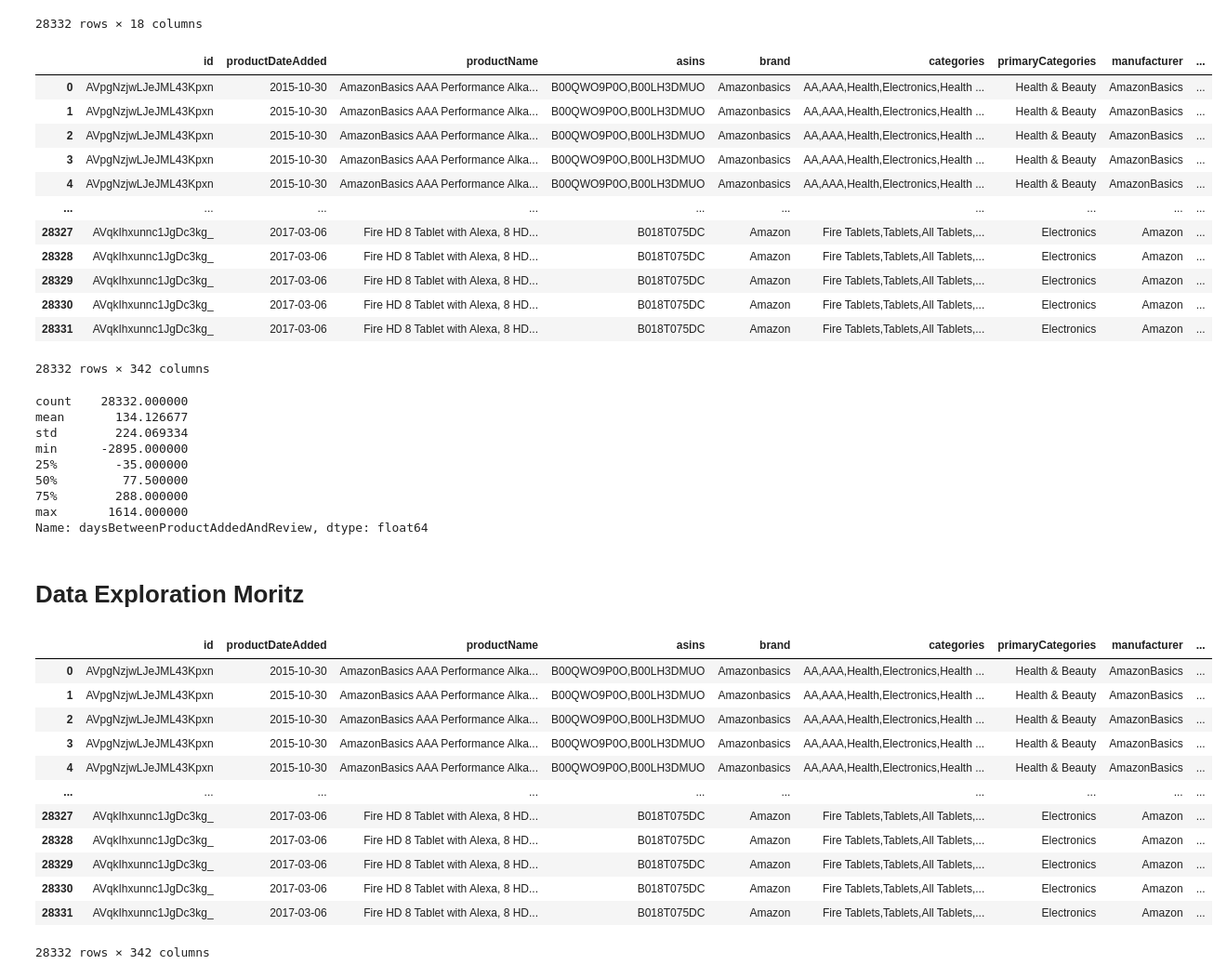
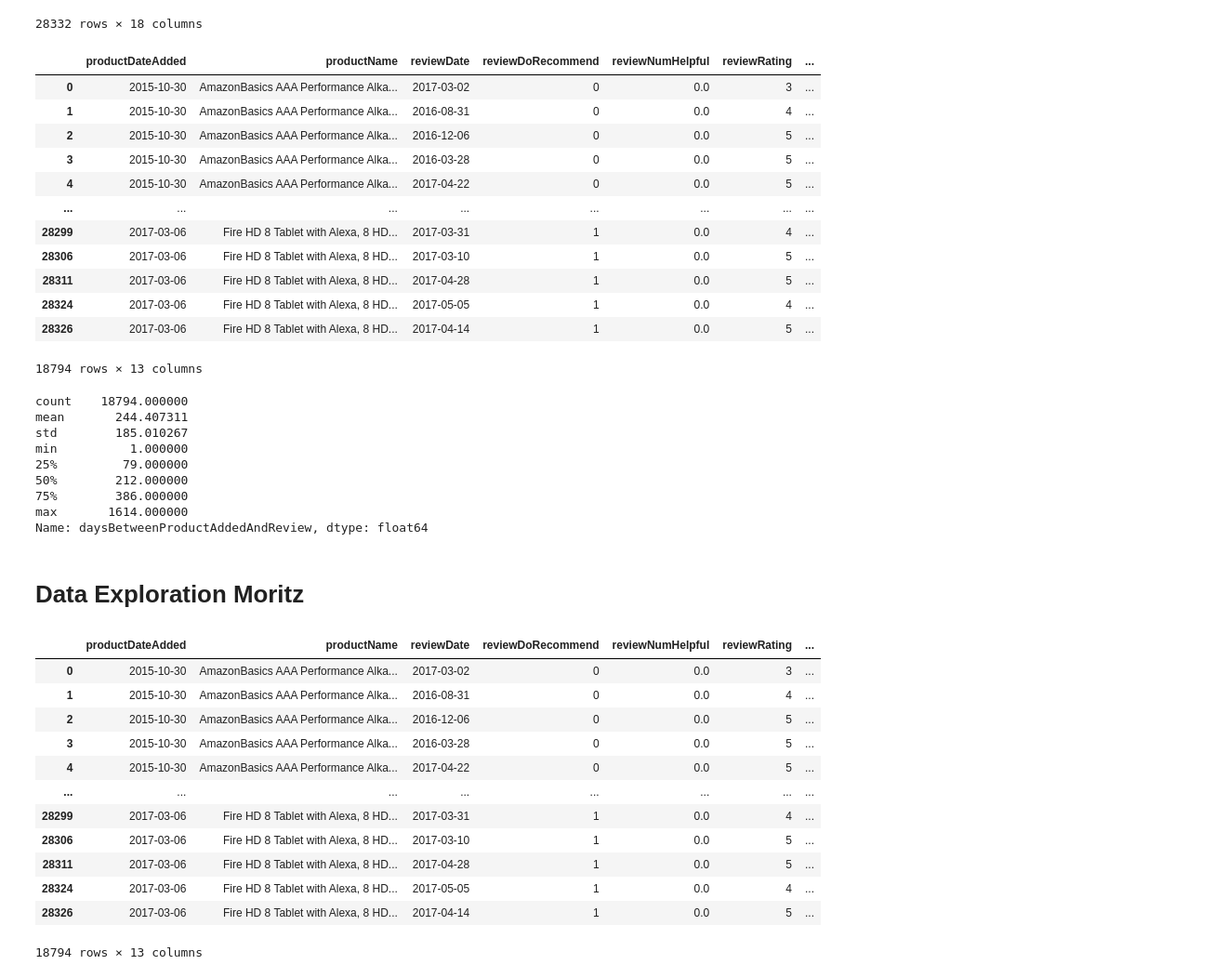
Before and after one commit to MoritzRenkin/tu-bi-DataAnalytics, a Jupyter notebook: lab.ipynb, the cells around one changed output. Shown: that part at 93% size. Cells and saved outputs as stored; diff of their text form; code cells hidden in the pictures.

Commit message:
removed problematic reviews

```diff
--- a/lab.ipynb
+++ b/lab.ipynb
@@ -219,46 +220,48 @@ df
 # %%
 # Data Transformation
 # add review count to each author and scale it
 review_counts = df['reviewUsername'].value_counts()
 df['reviewUsernameReviewCount'] = df['reviewUsername'].map(review_counts)
 review_counts = df['reviewUsernameReviewCount']
 review_counts = np.log(review_counts + 1)
 review_counts_scaled = min_max_scaler.fit_transform(review_counts.values.reshape(-1, 1))
 df['reviewUsernameReviewCount'] = review_counts_scaled
 # calculate days between productAdded and reviewDate
 df['daysBetweenProductAddedAndReview'] = (df['reviewDate'] - df['productDateAdded']).dt.days
 # encode category columns to binary columns
-encoded_cols = df['primaryCategories'].str.get_dummies(sep=',')
-df = pd.concat([df, encoded_cols], axis=1)
-encoded_cols = df['categories'].str.get_dummies(sep=',')
-df = pd.concat([df, encoded_cols], axis=1)
+#encoded_cols = df['primaryCategories'].str.get_dummies(sep=',')
+#df = pd.concat([df, encoded_cols], axis=1)
+#encoded_cols = df['categories'].str.get_dummies(sep=',')
+#df = pd.concat([df, encoded_cols], axis=1)
 df.columns = df.columns.str.replace(' ', '_')
+df.drop(["id", "asins", "brand", "categories", "primaryCategories", "manufacturer", "manufacturerNumber"], axis="columns", inplace=True)
+df = df.loc[df["daysBetweenProductAddedAndReview"]>0]
 df
 # %% [output]
-|  | id | productDateAdded | productName | asins | brand | categories | primaryCategories | manufacturer | ... |
-| 0 | AVpgNzjwLJeJML43Kpxn | 2015-10-30 | AmazonBasics AAA Performance Alka... | B00QWO9P0O,B00LH3DMUO | Amazonbasics | AA,AAA,Health,Electronics,Health ... | Health & Beauty | AmazonBasics | ... |
-| 1 | AVpgNzjwLJeJML43Kpxn | 2015-10-30 | AmazonBasics AAA Performance Alka... | B00QWO9P0O,B00LH3DMUO | Amazonbasics | AA,AAA,Health,Electronics,Health ... | Health & Beauty | AmazonBasics | ... |
-| 2 | AVpgNzjwLJeJML43Kpxn | 2015-10-30 | AmazonBasics AAA Performance Alka... | B00QWO9P0O,B00LH3DMUO | Amazonbasics | AA,AAA,Health,Electronics,Health ... | Health & Beauty | AmazonBasics | ... |
-| 3 | AVpgNzjwLJeJML43Kpxn | 2015-10-30 | AmazonBasics AAA Performance Alka... | B00QWO9P0O,B00LH3DMUO | Amazonbasics | AA,AAA,Health,Electronics,Health ... | Health & Beauty | AmazonBasics | ... |
-| 4 | AVpgNzjwLJeJML43Kpxn | 2015-10-30 | AmazonBasics AAA Performance Alka... | B00QWO9P0O,B00LH3DMUO | Amazonbasics | AA,AAA,Health,Electronics,Health ... | Health & Beauty | AmazonBasics | ... |
-| ... | ... | ... | ... | ... | ... | ... | ... | ... | ... |
-| 28327 | AVqkIhxunnc1JgDc3kg_ | 2017-03-06 | Fire HD 8 Tablet with Alexa, 8 HD... | B018T075DC | Amazon | Fire Tablets,Tablets,All Tablets,... | Electronics | Amazon | ... |
-| 28328 | AVqkIhxunnc1JgDc3kg_ | 2017-03-06 | Fire HD 8 Tablet with Alexa, 8 HD... | B018T075DC | Amazon | Fire Tablets,Tablets,All Tablets,... | Electronics | Amazon | ... |
-| 28329 | AVqkIhxunnc1JgDc3kg_ | 2017-03-06 | Fire HD 8 Tablet with Alexa, 8 HD... | B018T075DC | Amazon | Fire Tablets,Tablets,All Tablets,... | Electronics | Amazon | ... |
-| 28330 | AVqkIhxunnc1JgDc3kg_ | 2017-03-06 | Fire HD 8 Tablet with Alexa, 8 HD... | B018T075DC | Amazon | Fire Tablets,Tablets,All Tablets,... | Electronics | Amazon | ... |
-| 28331 | AVqkIhxunnc1JgDc3kg_ | 2017-03-06 | Fire HD 8 Tablet with Alexa, 8 HD... | B018T075DC | Amazon | Fire Tablets,Tablets,All Tablets,... | Electronics | Amazon | ... |
+|  | productDateAdded | productName | reviewDate | reviewDoRecommend | reviewNumHelpful | reviewRating | ... |
+| 0 | 2015-10-30 | AmazonBasics AAA Performance Alka... | 2017-03-02 | 0 | 0.0 | 3 | ... |
+| 1 | 2015-10-30 | AmazonBasics AAA Performance Alka... | 2016-08-31 | 0 | 0.0 | 4 | ... |
+| 2 | 2015-10-30 | AmazonBasics AAA Performance Alka... | 2016-12-06 | 0 | 0.0 | 5 | ... |
+| 3 | 2015-10-30 | AmazonBasics AAA Performance Alka... | 2016-03-28 | 0 | 0.0 | 5 | ... |
+| 4 | 2015-10-30 | AmazonBasics AAA Performance Alka... | 2017-04-22 | 0 | 0.0 | 5 | ... |
+| ... | ... | ... | ... | ... | ... | ... | ... |
+| 28299 | 2017-03-06 | Fire HD 8 Tablet with Alexa, 8 HD... | 2017-03-31 | 1 | 0.0 | 4 | ... |
+| 28306 | 2017-03-06 | Fire HD 8 Tablet with Alexa, 8 HD... | 2017-03-10 | 1 | 0.0 | 5 | ... |
+| 28311 | 2017-03-06 | Fire HD 8 Tablet with Alexa, 8 HD... | 2017-04-28 | 1 | 0.0 | 5 | ... |
+| 28324 | 2017-03-06 | Fire HD 8 Tablet with Alexa, 8 HD... | 2017-05-05 | 1 | 0.0 | 4 | ... |
+| 28326 | 2017-03-06 | Fire HD 8 Tablet with Alexa, 8 HD... | 2017-04-14 | 1 | 0.0 | 5 | ... |
-28332 rows × 342 columns
+18794 rows × 13 columns
 # %%
 # incorrect dateAdded
 df['daysBetweenProductAddedAndReview'].describe()
 # %% [output]
-count    28332.000000
-mean       134.126677
-std        224.069334
-min      -2895.000000
-25%        -35.000000
-50%         77.500000
-75%        288.000000
+count    18794.000000
+mean       244.407311
+std        185.010267
+min          1.000000
+25%         79.000000
+50%        212.000000
+75%        386.000000
 max       1614.000000
 Name: daysBetweenProductAddedAndReview, dtype: float64
 # %% [markdown]
@@ -266,16 +269,16 @@ Name: daysBetweenProductAddedAndReview, dtype: float64
 # %%
 df
 # %% [output]
-|  | id | productDateAdded | productName | asins | brand | categories | primaryCategories | manufacturer | ... |
-| 0 | AVpgNzjwLJeJML43Kpxn | 2015-10-30 | AmazonBasics AAA Performance Alka... | B00QWO9P0O,B00LH3DMUO | Amazonbasics | AA,AAA,Health,Electronics,Health ... | Health & Beauty | AmazonBasics | ... |
-| 1 | AVpgNzjwLJeJML43Kpxn | 2015-10-30 | AmazonBasics AAA Performance Alka... | B00QWO9P0O,B00LH3DMUO | Amazonbasics | AA,AAA,Health,Electronics,Health ... | Health & Beauty | AmazonBasics | ... |
-| 2 | AVpgNzjwLJeJML43Kpxn | 2015-10-30 | AmazonBasics AAA Performance Alka... | B00QWO9P0O,B00LH3DMUO | Amazonbasics | AA,AAA,Health,Electronics,Health ... | Health & Beauty | AmazonBasics | ... |
-| 3 | AVpgNzjwLJeJML43Kpxn | 2015-10-30 | AmazonBasics AAA Performance Alka... | B00QWO9P0O,B00LH3DMUO | Amazonbasics | AA,AAA,Health,Electronics,Health ... | Health & Beauty | AmazonBasics | ... |
-| 4 | AVpgNzjwLJeJML43Kpxn | 2015-10-30 | AmazonBasics AAA Performance Alka... | B00QWO9P0O,B00LH3DMUO | Amazonbasics | AA,AAA,Health,Electronics,Health ... | Health & Beauty | AmazonBasics | ... |
-| ... | ... | ... | ... | ... | ... | ... | ... | ... | ... |
-| 28327 | AVqkIhxunnc1JgDc3kg_ | 2017-03-06 | Fire HD 8 Tablet with Alexa, 8 HD... | B018T075DC | Amazon | Fire Tablets,Tablets,All Tablets,... | Electronics | Amazon | ... |
-| 28328 | AVqkIhxunnc1JgDc3kg_ | 2017-03-06 | Fire HD 8 Tablet with Alexa, 8 HD... | B018T075DC | Amazon | Fire Tablets,Tablets,All Tablets,... | Electronics | Amazon | ... |
-| 28329 | AVqkIhxunnc1JgDc3kg_ | 2017-03-06 | Fire HD 8 Tablet with Alexa, 8 HD... | B018T075DC | Amazon | Fire Tablets,Tablets,All Tablets,... | Electronics | Amazon | ... |
-| 28330 | AVqkIhxunnc1JgDc3kg_ | 2017-03-06 | Fire HD 8 Tablet with Alexa, 8 HD... | B018T075DC | Amazon | Fire Tablets,Tablets,All Tablets,... | Electronics | Amazon | ... |
-| 28331 | AVqkIhxunnc1JgDc3kg_ | 2017-03-06 | Fire HD 8 Tablet with Alexa, 8 HD... | B018T075DC | Amazon | Fire Tablets,Tablets,All Tablets,... | Electronics | Amazon | ... |
+|  | productDateAdded | productName | reviewDate | reviewDoRecommend | reviewNumHelpful | reviewRating | ... |
+| 0 | 2015-10-30 | AmazonBasics AAA Performance Alka... | 2017-03-02 | 0 | 0.0 | 3 | ... |
+| 1 | 2015-10-30 | AmazonBasics AAA Performance Alka... | 2016-08-31 | 0 | 0.0 | 4 | ... |
+| 2 | 2015-10-30 | AmazonBasics AAA Performance Alka... | 2016-12-06 | 0 | 0.0 | 5 | ... |
+| 3 | 2015-10-30 | AmazonBasics AAA Performance Alka... | 2016-03-28 | 0 | 0.0 | 5 | ... |
+| 4 | 2015-10-30 | AmazonBasics AAA Performance Alka... | 2017-04-22 | 0 | 0.0 | 5 | ... |
+| ... | ... | ... | ... | ... | ... | ... | ... |
+| 28299 | 2017-03-06 | Fire HD 8 Tablet with Alexa, 8 HD... | 2017-03-31 | 1 | 0.0 | 4 | ... |
+| 28306 | 2017-03-06 | Fire HD 8 Tablet with Alexa, 8 HD... | 2017-03-10 | 1 | 0.0 | 5 | ... |
+| 28311 | 2017-03-06 | Fire HD 8 Tablet with Alexa, 8 HD... | 2017-04-28 | 1 | 0.0 | 5 | ... |
+| 28324 | 2017-03-06 | Fire HD 8 Tablet with Alexa, 8 HD... | 2017-05-05 | 1 | 0.0 | 4 | ... |
+| 28326 | 2017-03-06 | Fire HD 8 Tablet with Alexa, 8 HD... | 2017-04-14 | 1 | 0.0 | 5 | ... |
-28332 rows × 342 columns
+18794 rows × 13 columns
```
Also changed, not shown: parts of 5 cells of this notebook, 1 other file.
